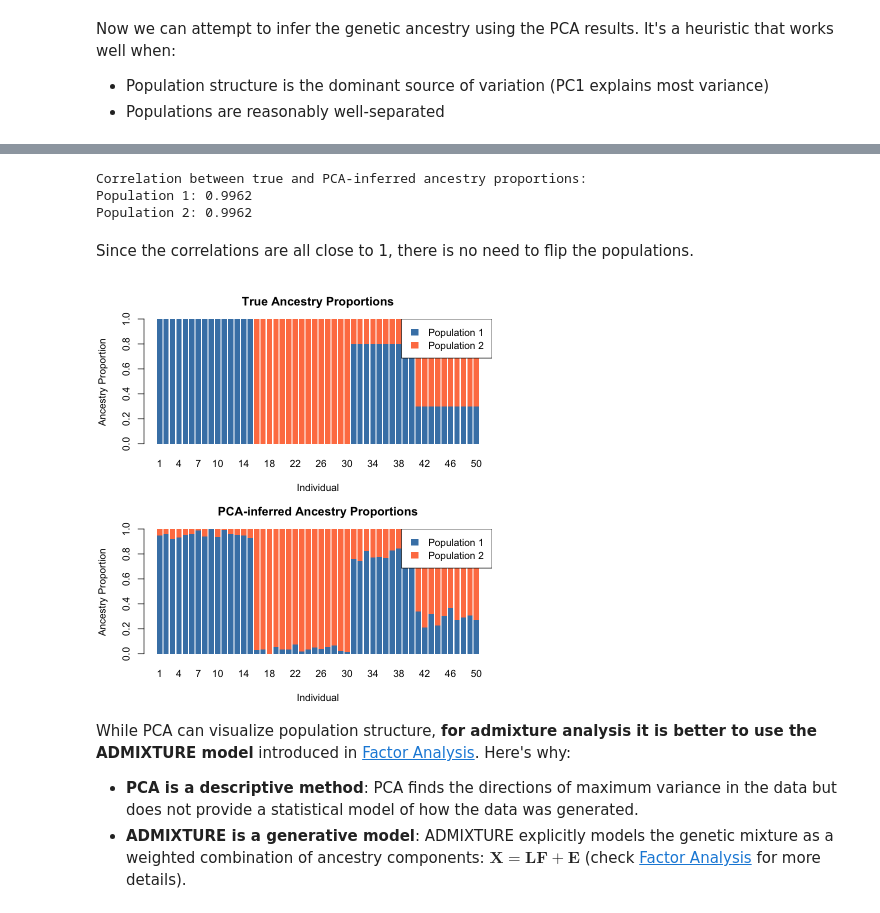
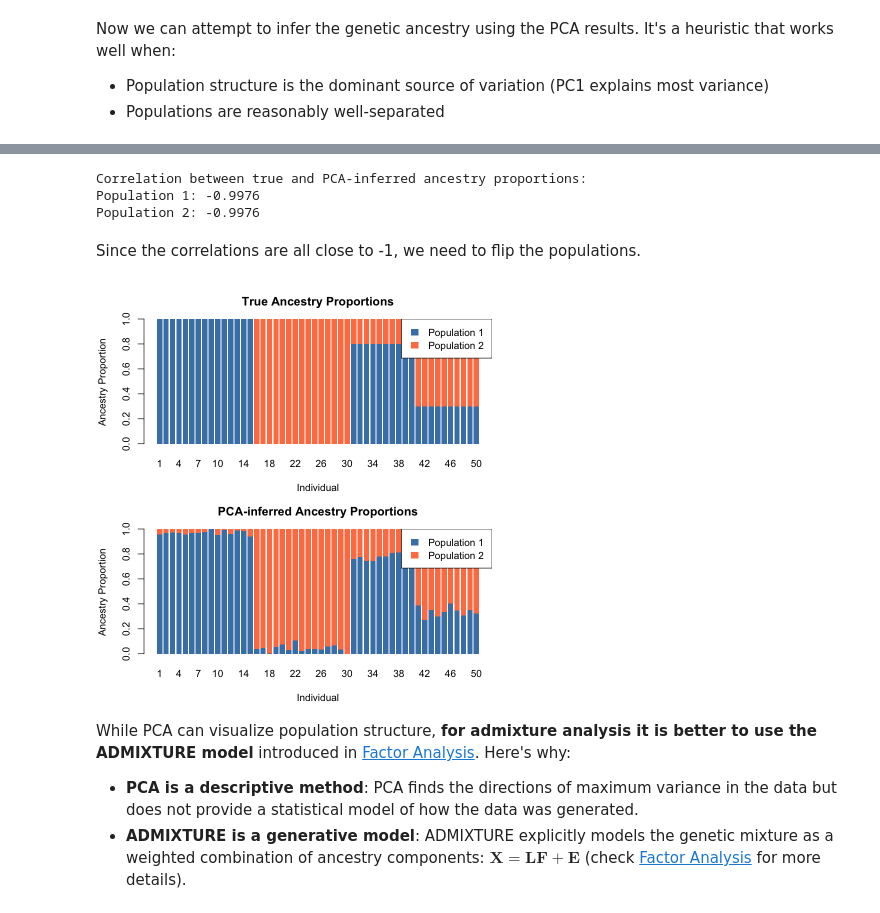
Before and after one commit to RuiDongDR/statgen-prerequisites, a Jupyter notebook: principal_component_analysis.ipynb, the cells around one changed output, grey strips where cells are left out. Drawn from its saved outputs; the diff is of its cells as text; code cells hidden in the pictures.

```diff
--- a/principal_component_analysis.ipynb
+++ b/principal_component_analysis.ipynb
@@ -466,0 +128,2 @@ text(top_indices_pc2, pc2_loadings[top_indices_pc2] + 0.01,
+# %%
+pca_result <- prcomp(X, center = FALSE, scale. = FALSE)
@@ -476,17 +237,17 @@ pc1_max <- max(pc_scores[, 1])
 # Estimate ancestry proportions by rescaling PC1 to [0, 1]
 # This assumes: Pop1 is at pc1_min, Pop2 is at pc1_max
 # Ancestry proportion for Pop2 = (PC1_score - pc1_min) / (pc1_max - pc1_min)
-ancestry_pop2_pca <- (pc_scores[, 1] - pc1_min) / (pc1_max - pc1_min)
-ancestry_pop1_pca <- 1 - ancestry_pop2_pca
+ancestry_pop1_pca <- (pc_scores[, 1] - pc1_min) / (pc1_max - pc1_min)
+ancestry_pop2_pca <- 1 - ancestry_pop1_pca
 
 # Create a matrix similar to the ADMIXTURE F matrix
-F_pca <- rbind(ancestry_pop1_pca, ancestry_pop2_pca)
-rownames(F_pca) <- c("Pop1", "Pop2")
-colnames(F_pca) <- colnames(X)
+F_pca <- t(rbind(ancestry_pop1_pca, ancestry_pop2_pca))
+colnames(F_pca) <- c("POP1", "POP2")
+rownames(F_pca) <- rownames(X)
 
 # Calculate correlation between true and PCA-inferred ancestry
-cor_pop1 <- cor(F_true[1, ], F_pca[1, ])
-cor_pop2 <- cor(F_true[2, ], F_pca[2, ])
+cor_pop1 <- cor(F_true[ , 1], F_pca[ , "POP1"])
+cor_pop2 <- cor(F_true[ , 2], F_pca[ , "POP2"])
 
 cat("Correlation between true and PCA-inferred ancestry proportions:\n")
 cat(sprintf("Population 1: %.4f\n", cor_pop1))
@@ -494,31 +255,33 @@ cat(sprintf("Population 2: %.4f\n", cor_pop2))
 cat("\n")
 # %% [output]
 Correlation between true and PCA-inferred ancestry proportions:
-Population 1: 0.9962
-Population 2: 0.9962
+Population 1: -0.9976
+Population 2: -0.9976
 # %% [markdown]
-Since the correlations are all close to 1, there is no need to flip the populations.
+Since the correlations are all close to -1, we need to flip the populations.
+# %%
+F_pca_flipped <- F_pca[, c("POP2", "POP1")]
 # %%
 # Visualize the comparison using same style as ADMIXTURE
 par(mfrow = c(2, 1), mar = c(4, 4, 3, 2))
 
 # True ancestry
-barplot(F_true, col = c("steelblue", "coral"), border = NA,
+barplot(t(F_true), col = c("steelblue", "coral"), border = NA,
         main = "True Ancestry Proportions",
         xlab = "Individual", ylab = "Ancestry Proportion",
-        names.arg = 1:I)
+        names.arg = 1:N)
 legend("topright", legend = c("Population 1", "Population 2"),
        fill = c("steelblue", "coral"), border = NA)
 
 # PCA-inferred ancestry
-barplot(F_pca, col = c("steelblue", "coral"), border = NA,
+barplot(t(F_pca_flipped), col = c("steelblue", "coral"), border = NA,
         main = "PCA-inferred Ancestry Proportions",
         xlab = "Individual", ylab = "Ancestry Proportion",
-        names.arg = 1:I)
+        names.arg = 1:N)
 legend("topright", legend = c("Population 1", "Population 2"),
        fill = c("steelblue", "coral"), border = NA)
 # %% [output]
-[figure, old version]
+[figure, new version]
 # %% [markdown]
 While PCA can visualize population structure, **for admixture analysis it is better to use the ADMIXTURE model** introduced in [Factor Analysis](https://statfungen.github.io/statgen-prerequisites/factor_analysis.html). Here's why:
 
```
Also changed, not shown: parts of 43 cells of this notebook, 4 other files.
